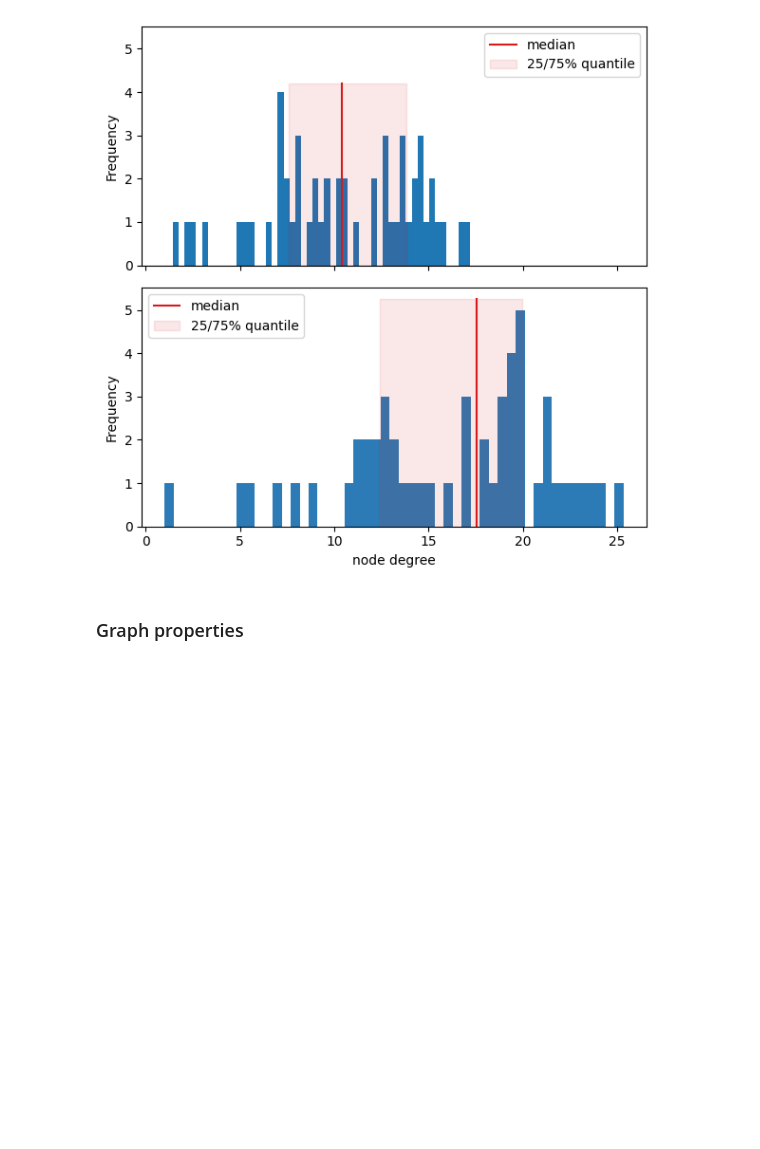
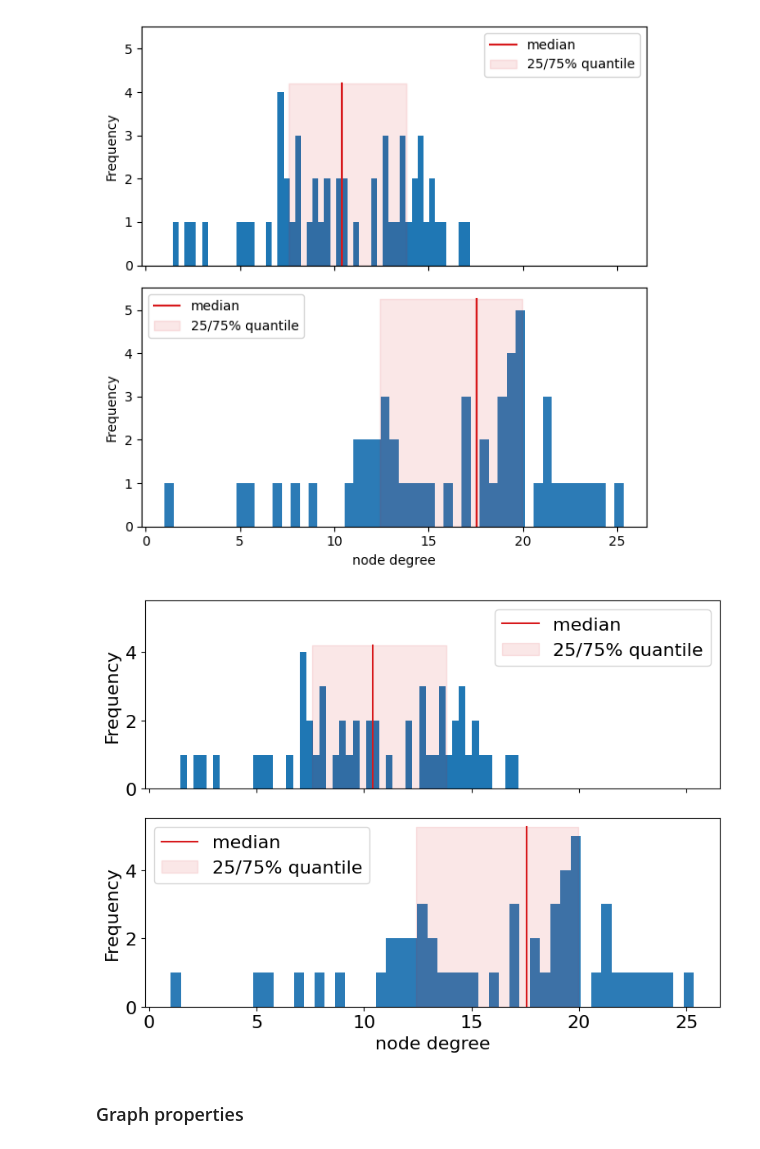
Before and after one commit to oriolmp/TFG_Fisica, a Jupyter notebook: Graph_Analysis_and_Visualization.ipynb, the cells around one changed output. Cells and saved outputs as stored; diff of their text form; code cells hidden in the pictures; blank space fills up the shorter version.

Commit message:
Create plot

```diff
--- a/Graph_Analysis_and_Visualization.ipynb
+++ b/Graph_Analysis_and_Visualization.ipynb
@@ -192,6 +193,33 @@ plt.savefig("img/node_degree_distribution_yo_otro.pdf")
 plt.show()
 # %% [output]
 [figure]
+# %%
+matplotlib.rcParams.update({'font.size': 16})
+# %%
+f, (ax1, ax2) = plt.subplots(2, sharex=True, sharey=True, figsize=(8, 6))
+k_yo_dS.plot(ax=ax1, kind='hist', bins = 51,
+                  #title="hist: node degree yo",
+                  color="C0")
+lim = ax1.get_ylim() # 2-array with y limits
+ax1.plot([med_yo, med_yo], lim, color="#d7191c", label="median")
+ax1.fill_betweenx(lim, yo_25_quantile, yo_75_quantile, color="#d7191c", alpha=0.1, label="25/75% quantile")
+
+k_otro_dS.plot(ax=ax2, kind='hist', bins = 51, color="#2c7bb6",
+                    #title="hist: node degree otro"
+                   )
+lim = ax2.get_ylim() # 2-array with y limits
+ax2.plot([med_otro, med_otro],   lim, color="#d7191c", label="median")
+ax2.fill_betweenx(lim, otro_25_quantile, otro_75_quantile, color="#d7191c", alpha=0.1, label="25/75% quantile")
+ax2.set_xlabel("node degree")
+
+ax1.legend(loc="best"), ax2.legend(loc="best")
+plt.tight_layout()
+plt.savefig("node_degree_distribution_yo_otro.png")
+
+# plt.savefig("node_degree_distribution_yo_otro.pdf")
+plt.show()
+# %% [output]
+[figure, added]
 # %% [markdown]
 ### Graph properties
 # %% [markdown]
```
Also changed, not shown: parts of 1 cell of this notebook.
